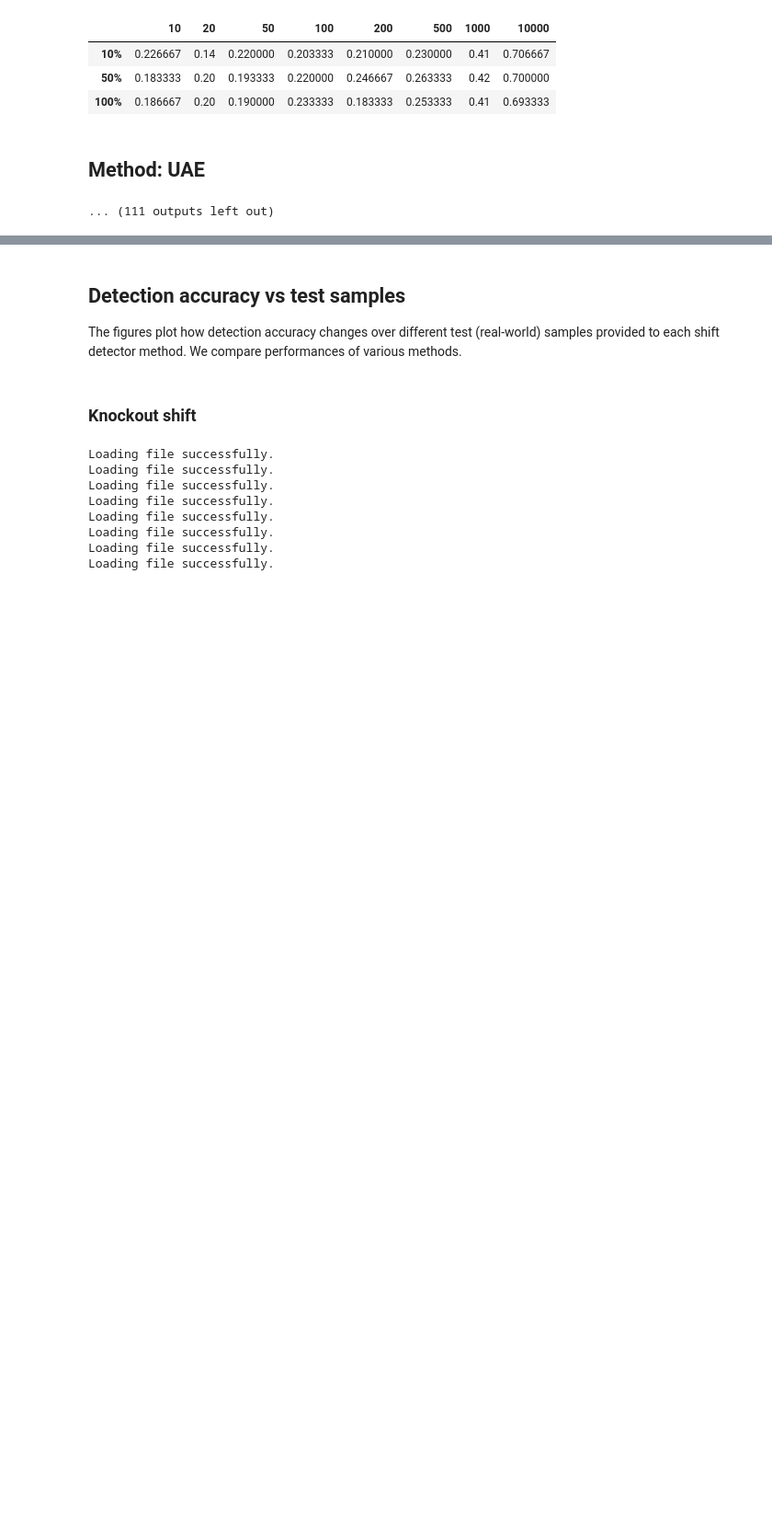
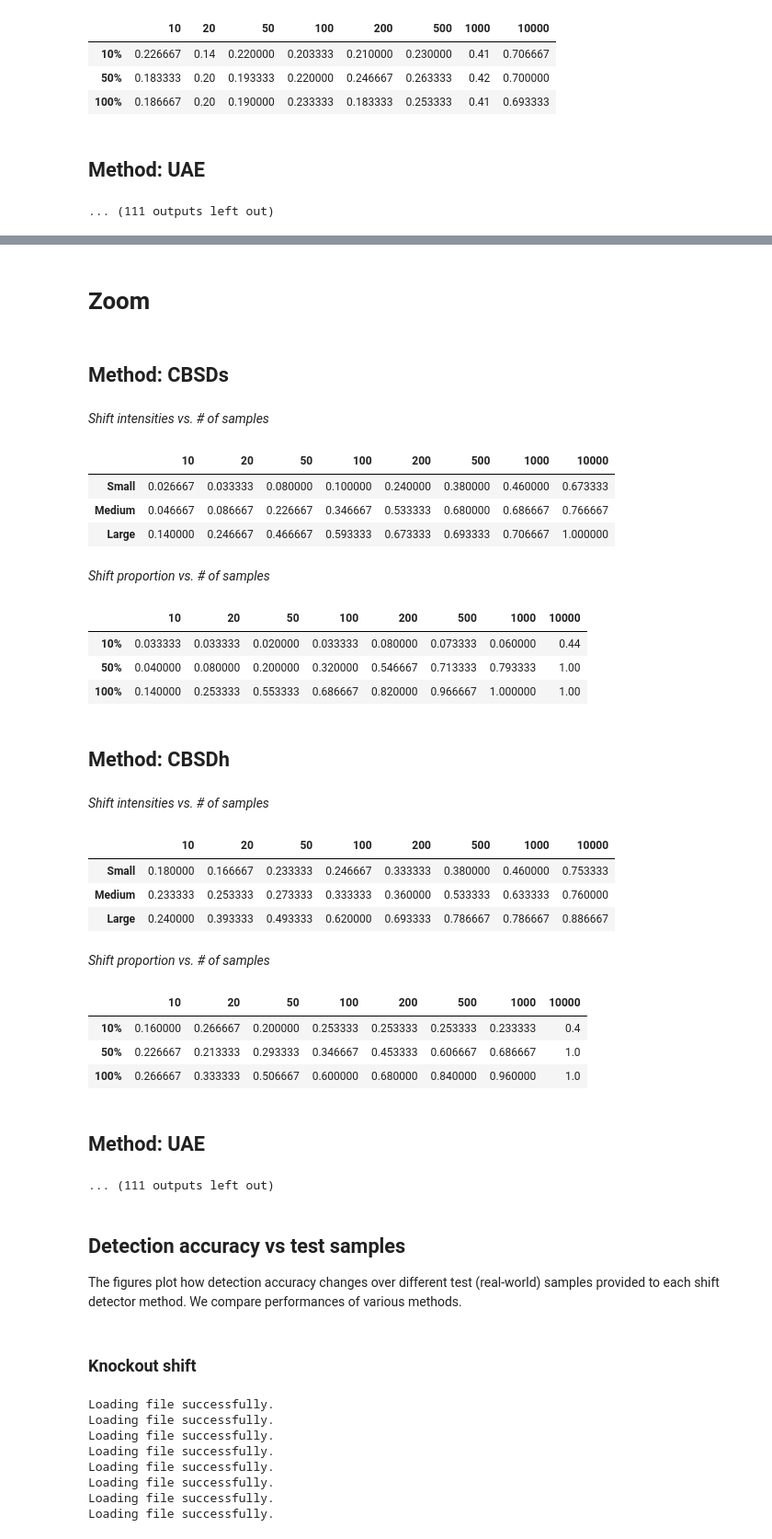
Before and after one commit to maleakhiw/explaining-dataset-shifts, a Jupyter notebook: experiments/dSprites/label_classifier_results_task1.ipynb, the cells around one changed output, grey strips where cells are left out. Shown at 92% size. Saved outputs shown, nothing was run; the diff lists cells and outputs as text; code cells hidden in the pictures; blank space fills up the shorter version.

```diff
--- a/experiments/dSprites/label_classifier_results_task1.ipynb
+++ b/experiments/dSprites/label_classifier_results_task1.ipynb
@@ -190,3 +278,33 @@ for shift in list_shifts[4:7]:
+# %%
+for shift in list_shifts[10:13]:
+    display(Markdown(f"# {shift}"))
+    summary_tables(list_dict_results, list_labels, list_is_concepts)
+# %% [output]
+# Zoom
+## Method: CBSDs
+*Shift intensities vs. # of samples*
+|  | 10 | 20 | 50 | 100 | 200 | 500 | 1000 | 10000 |
+| Small | 0.026667 | 0.033333 | 0.080000 | 0.100000 | 0.240000 | 0.380000 | 0.460000 | 0.673333 |
+| Medium | 0.046667 | 0.086667 | 0.226667 | 0.346667 | 0.533333 | 0.680000 | 0.686667 | 0.766667 |
+| Large | 0.140000 | 0.246667 | 0.466667 | 0.593333 | 0.673333 | 0.693333 | 0.706667 | 1.000000 |
+*Shift proportion vs. # of samples*
+|  | 10 | 20 | 50 | 100 | 200 | 500 | 1000 | 10000 |
+| 10% | 0.033333 | 0.033333 | 0.020000 | 0.033333 | 0.080000 | 0.073333 | 0.060000 | 0.44 |
+| 50% | 0.040000 | 0.080000 | 0.200000 | 0.320000 | 0.546667 | 0.713333 | 0.793333 | 1.00 |
+| 100% | 0.140000 | 0.253333 | 0.553333 | 0.686667 | 0.820000 | 0.966667 | 1.000000 | 1.00 |
+## Method: CBSDh
+*Shift intensities vs. # of samples*
+|  | 10 | 20 | 50 | 100 | 200 | 500 | 1000 | 10000 |
+| Small | 0.180000 | 0.166667 | 0.233333 | 0.246667 | 0.333333 | 0.380000 | 0.460000 | 0.753333 |
+| Medium | 0.233333 | 0.253333 | 0.273333 | 0.333333 | 0.360000 | 0.533333 | 0.633333 | 0.760000 |
+| Large | 0.240000 | 0.393333 | 0.493333 | 0.620000 | 0.693333 | 0.786667 | 0.786667 | 0.886667 |
+*Shift proportion vs. # of samples*
+|  | 10 | 20 | 50 | 100 | 200 | 500 | 1000 | 10000 |
+| 10% | 0.160000 | 0.266667 | 0.200000 | 0.253333 | 0.253333 | 0.253333 | 0.233333 | 0.4 |
+| 50% | 0.226667 | 0.213333 | 0.293333 | 0.346667 | 0.453333 | 0.606667 | 0.686667 | 1.0 |
+| 100% | 0.266667 | 0.333333 | 0.506667 | 0.600000 | 0.680000 | 0.840000 | 0.960000 | 1.0 |
+## Method: UAE
+... (111 outputs left out)
 # %% [markdown]
 ## Detection accuracy vs test samples
 
```
Also changed, not shown: parts of 15 cells of this notebook.
